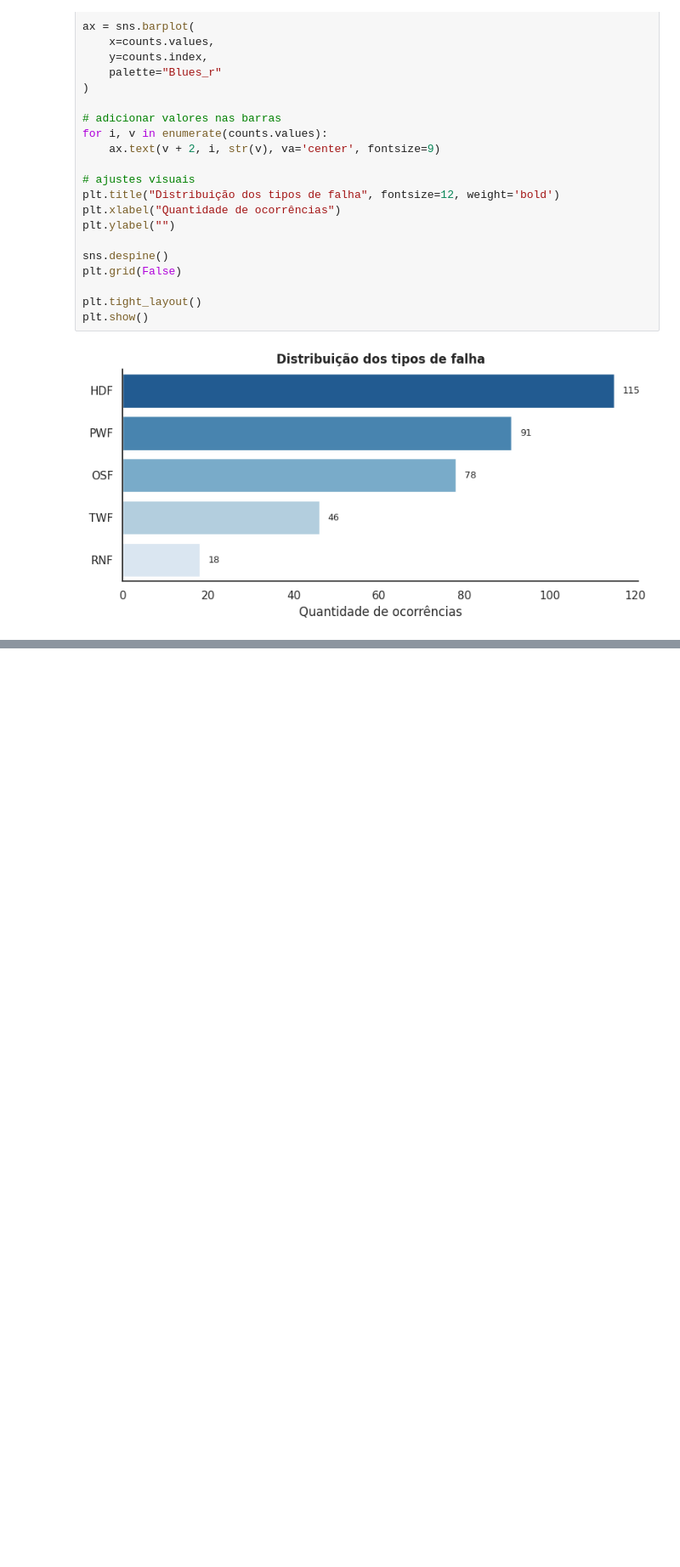
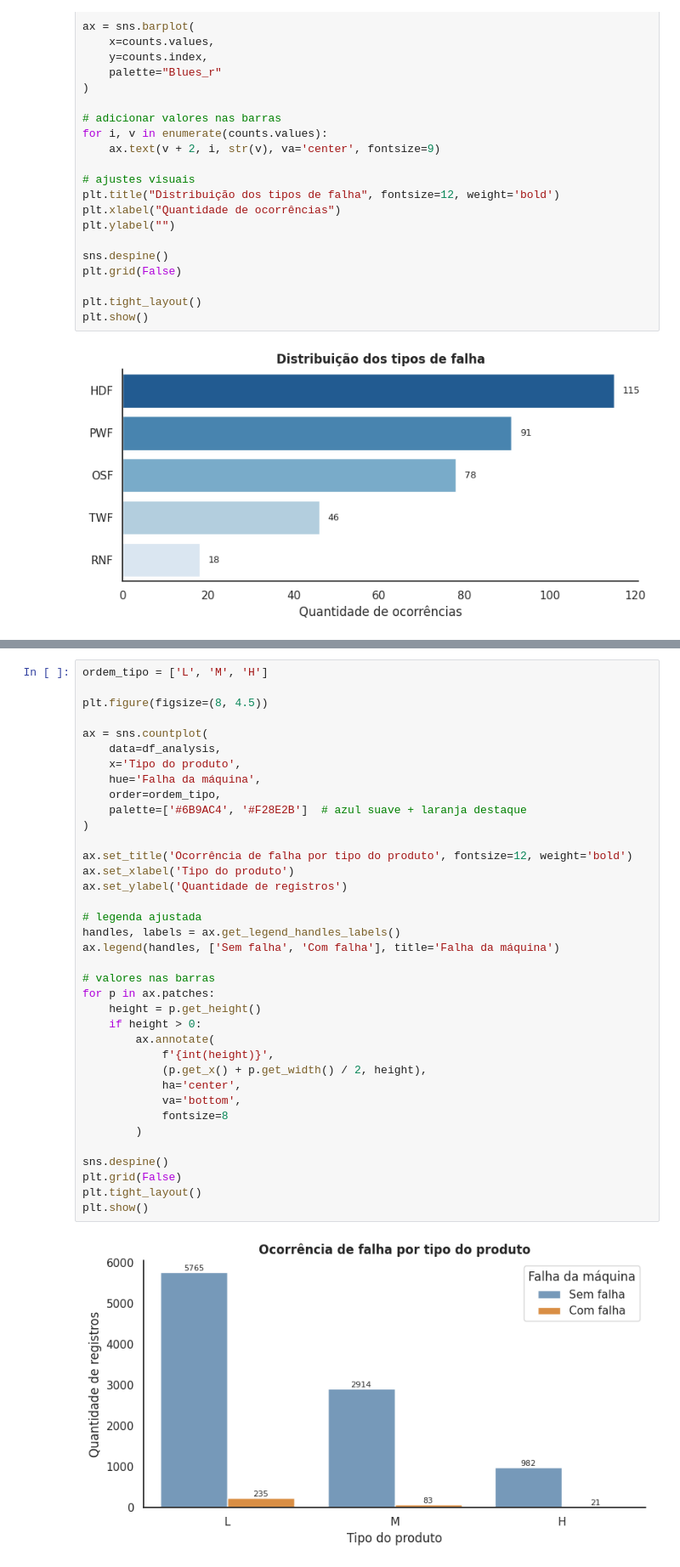
Before and after one commit to thaygorh/Analise-de-Dados-e-Boas-Praticas, a Jupyter notebook: mvp-analise-dados-e-boas-praticas.ipynb, the cells around one changed output, grey strips where cells are left out. Shown at 85% size. Cells and saved outputs as stored; diff of their text form; blank space fills up the shorter version.

```diff
--- a/mvp-analise-dados-e-boas-praticas.ipynb
+++ b/mvp-analise-dados-e-boas-praticas.ipynb
@@ -791,0 +814,39 @@ plt.show()
+# %%
+ordem_tipo = ['L', 'M', 'H']
+
+plt.figure(figsize=(8, 4.5))
+
+ax = sns.countplot(
+    data=df_analysis,
+    x='Tipo do produto',
+    hue='Falha da máquina',
+    order=ordem_tipo,
+    palette=['#6B9AC4', '#F28E2B']  # azul suave + laranja destaque
+)
+
+ax.set_title('Ocorrência de falha por tipo do produto', fontsize=12, weight='bold')
+ax.set_xlabel('Tipo do produto')
+ax.set_ylabel('Quantidade de registros')
+
+# legenda ajustada
+handles, labels = ax.get_legend_handles_labels()
+ax.legend(handles, ['Sem falha', 'Com falha'], title='Falha da máquina')
+
+# valores nas barras
+for p in ax.patches:
+    height = p.get_height()
+    if height > 0:
+        ax.annotate(
+            f'{int(height)}',
+            (p.get_x() + p.get_width() / 2, height),
+            ha='center',
+            va='bottom',
+            fontsize=8
+        )
+
+sns.despine()
+plt.grid(False)
+plt.tight_layout()
+plt.show()
+# %% [output]
+[figure, added]
```
Also changed, not shown: parts of 10 cells of this notebook.
